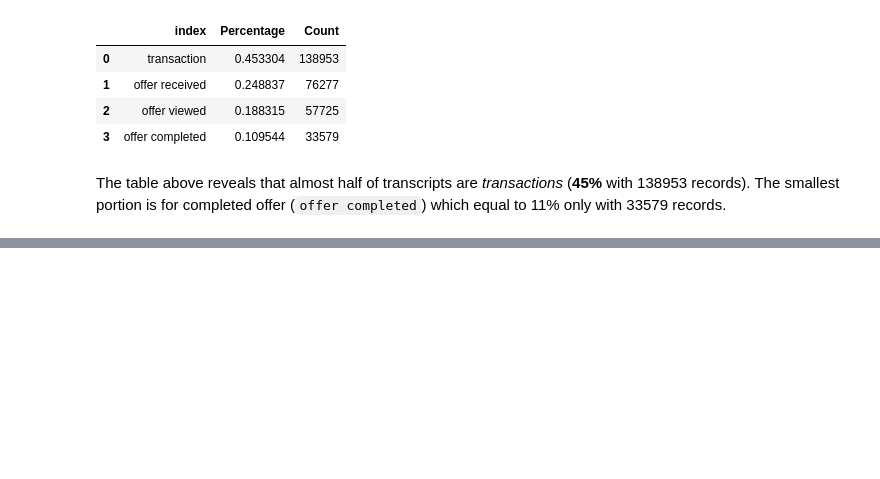
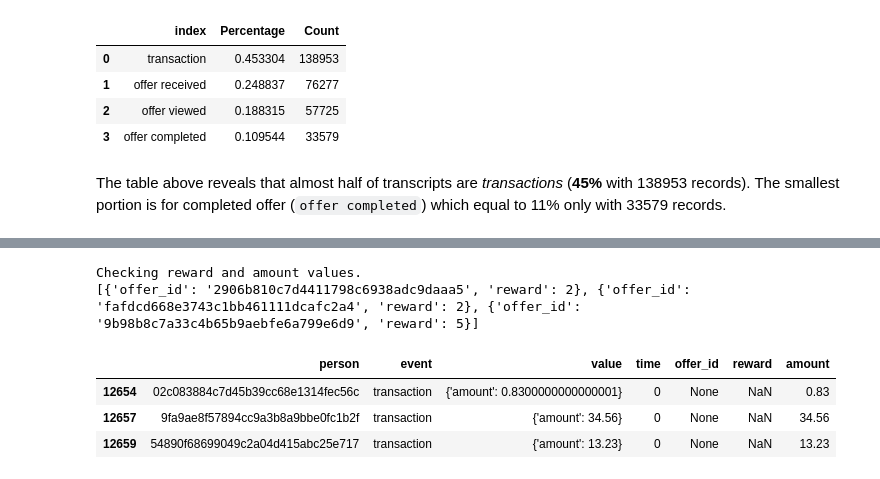
Before and after one commit to vb100/Starbucks-Capstone-Project, a Jupyter notebook: Starbucks_Capstone_notebook.ipynb, the cells around one changed output, grey strips where cells are left out. Cells and saved outputs as stored; diff of their text form; code cells hidden in the pictures; blank space fills up the shorter version.

Commit message:
Improvinf Transcript Handling

```diff
--- a/Starbucks_Capstone_notebook.ipynb
+++ b/Starbucks_Capstone_notebook.ipynb
@@ -323,0 +355,6 @@ show_categories_examples(transcript, 'event', 'value')
+# %%
+# Extracting <offer id> from values and create a separate <offer_id> column
+transcript['offer_id'] = transcript['value'].apply(
+    lambda x: x['offer_id'] if 'offer_id' in x else (x['offer id'] if 'offer id' in x else None)
+    )
+transcript.head(3)
@@ -323,0 +366,19 @@ show_categories_examples(transcript, 'event', 'value')
+# %%
+# Create two seperate columns for reward and amount.
+
+for i in ['reward','amount']:
+    transcript[i] = transcript['value'].apply(lambda x:x[i] if i in x else None)
+
+# To be more familiar with value column, lets take a look how <value> column is
+# look like having both <reward> and <amount> data inside
+print('Checking reward and amount values.\n{}'.format(list(transcript[transcript['reward'] > 0].head(3)['value'])))
+
+# Checking how amount columns is looks like
+transcript[transcript['amount'] > 0].head(3)
+# %% [output]
+Checking reward and amount values.
+[{'offer_id': '2906b810c7d4411798c6938adc9daaa5', 'reward': 2}, {'offer_id': 'fafdcd668e3743c1bb461111dcafc2a4', 'reward': 2}, {'offer_id': '9b98b8c7a33c4b65b9aebfe6a799e6d9', 'reward': 5}]
+|  | person | event | value | time | offer_id | reward | amount |
+| 12654 | 02c083884c7d45b39cc68e1314fec56c | transaction | {'amount': 0.8300000000000001} | 0 | None | NaN | 0.83 |
+| 12657 | 9fa9ae8f57894cc9a3b8a9bbe0fc1b2f | transaction | {'amount': 34.56} | 0 | None | NaN | 34.56 |
+| 12659 | 54890f68699049c2a04d415abc25e717 | transaction | {'amount': 13.23} | 0 | None | NaN | 13.23 |
```
Also changed, not shown: parts of 10 cells of this notebook, 1 other file.
